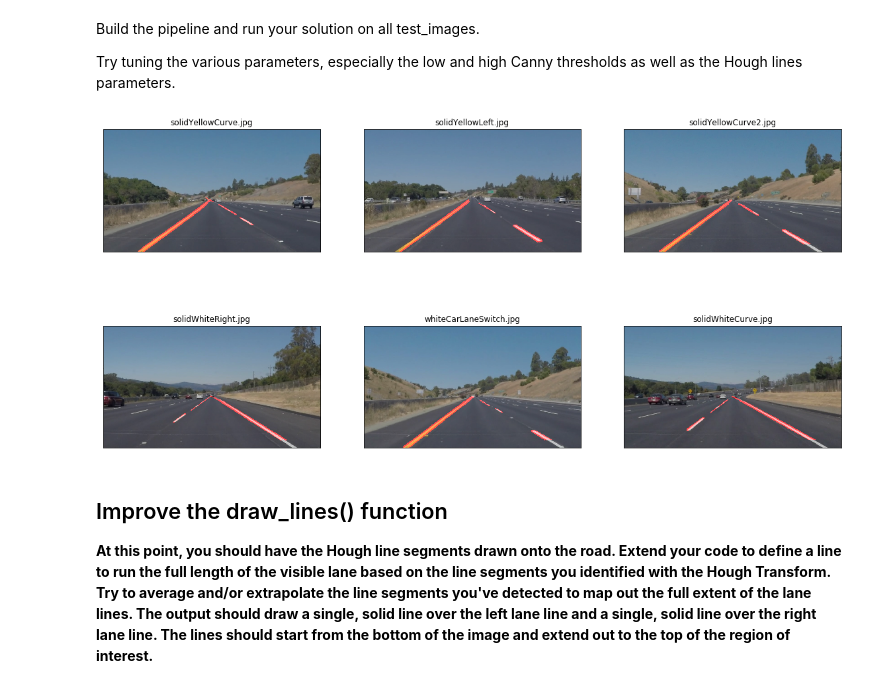
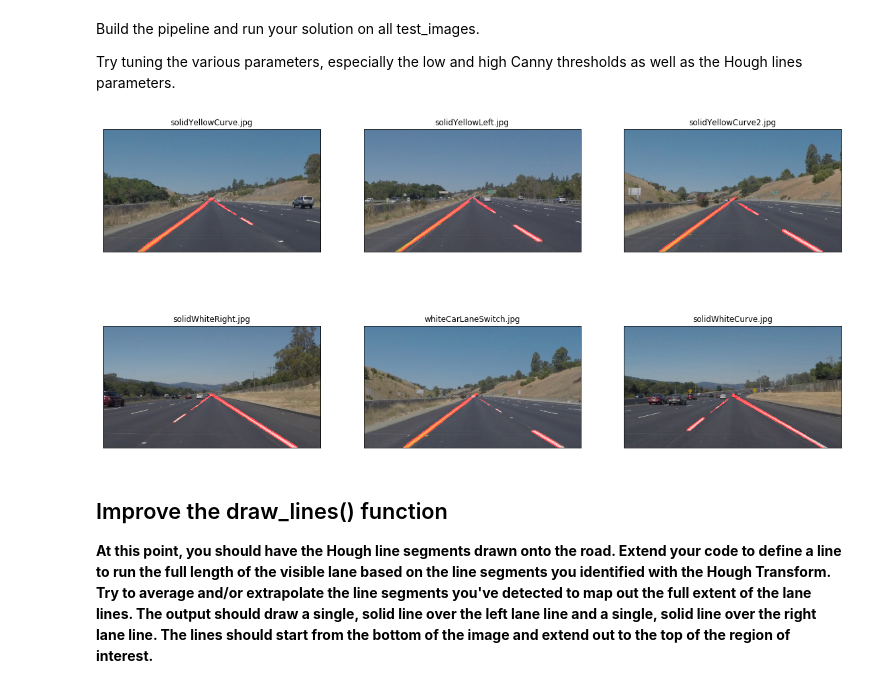
Before and after one commit to DeepLearningVision-2019/a2-road-lane-detection-legalgui, a Jupyter notebook: A2 Road lane detection.ipynb, the cells around one changed output. Saved outputs shown, nothing was run; the diff lists cells and outputs as text; code cells hidden in the pictures.

```diff
--- a/A2 Road lane detection.ipynb
+++ b/A2 Road lane detection.ipynb
@@ -244,8 +244,8 @@ Try tuning the various parameters, especially the low and high Canny thresholds
 # Vertices found online for the figure
 vertices = np.array([[150,540],
                      [450,300],
-                     [450,300],
-                     [900,500]])
+                     [515,300],
+                     [900,550]])
 
 # Option defines which draw_image is used
 def draw_lane_image(option, img):
@@ -268,34 +268,34 @@ def draw_lane_image(option, img):
     image_of_interest = region_of_interest(gaussian_edges, [vertices])
 
     # Use Hough Lines transformation to find the number of curve intersections
     # check if intersections > threshold to declare a line with the parameters (θ,rθ) of the intersection point.
     image_lines = hough_lines(option, image_of_interest, rho = 1, theta = np.pi/180, threshold = 153,
                               min_line_len = 30, max_line_gap = 10)
 
     if option:
         image_lines = region_of_interest(image_lines, [vertices])
     # Get the output of hough_lines and merge it with original image
     return weighted_img(image_lines, initial_image)
 
 
 f, plots = plt.subplots((len(files)+3-1)//3, 3, figsize=(20,10))
 plots = [plot for sublist in plots for plot in sublist]
 
 # Apply the pipeline to all images
 for image, plot in zip(images, plots):
 
     # Draw the lane for each image option = 0 for non optimized draw_lines
     drawn_lane = draw_lane_image(0, image[0])
 
     # Plot the image
     plot.imshow(drawn_lane, cmap="gray")
     plot.set_title(image[1])
 
     # Remove x and y axis labels
     plot.get_xaxis().set_ticks([])
     plot.get_yaxis().set_ticks([])
 # %% [output]
-[figure, old version]
+[figure, new version]
 # %% [markdown]
 ## Improve the draw_lines() function
 
```
Also changed, not shown: 1 other file.
